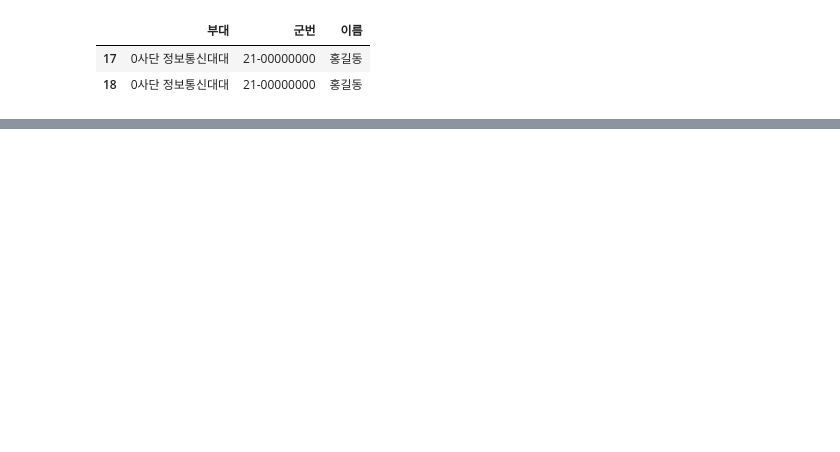
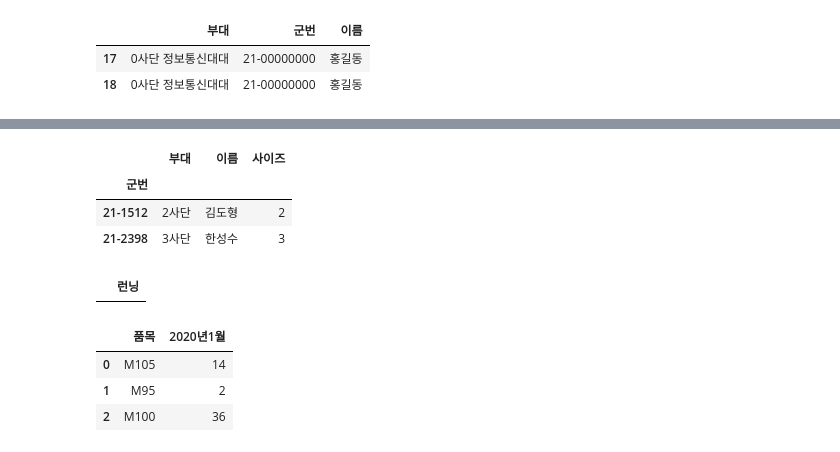
Before and after one commit to Kohgeonho/supplement_manager, a Jupyter notebook: UI.ipynb, the cells around one changed output, grey strips where cells are left out. Cells and saved outputs as stored; diff of their text form; code cells hidden in the pictures; blank space fills up the shorter version.

Commit message:
add item data

```diff
--- a/UI.ipynb
+++ b/UI.ipynb
@@ -135,0 +187,28 @@ df[df['부대'] == '0사단 정보통신대대']
+# %%
+df1 = pd.DataFrame({'부대': ['1사단', '2사단', '3사단'],
+                    '군번': ['21-123', '21-1512', '21-2398'],
+                    '이름': ['고건호', '김도형', '한성수']})
+
+df2 = pd.DataFrame({'군번': ['21-1512', '21-2398'],
+                    '이름': ['김도형', '한성수'],
+                    '사이즈': [2, 3]})
+
+df1.set_index('군번').join(df2[['군번','사이즈']].set_index('군번'), how='inner', on='군번')
+# %% [output]
+|  | 부대 | 이름 | 사이즈 |
+| 군번 |  |  |  |
+| 21-1512 | 2사단 | 김도형 | 2 |
+| 21-2398 | 3사단 | 한성수 | 3 |
+# %%
+df = pd.read_excel('member_info.xlsx', sheet_name=None)
+unit_total = pd.DataFrame(columns=['품목'])
+unit_total
+# %% [output]
+|  | 런닝 |
+# %%
+df['2020년1월']['런닝'].value_counts(sort=False).convert_dtypes().rename_axis('품목').reset_index(name='2020년1월')
+# %% [output]
+|  | 품목 | 2020년1월 |
+| 0 | M105 | 14 |
+| 1 | M95 | 2 |
+| 2 | M100 | 36 |
```
Also changed, not shown: parts of 3 cells of this notebook, 3 other files.
